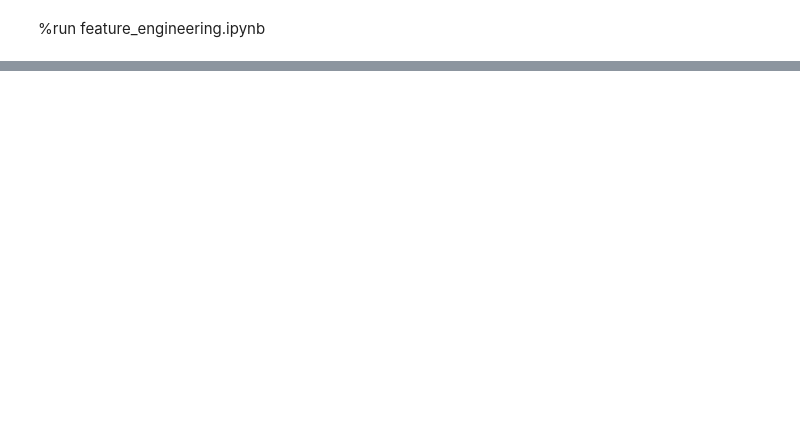
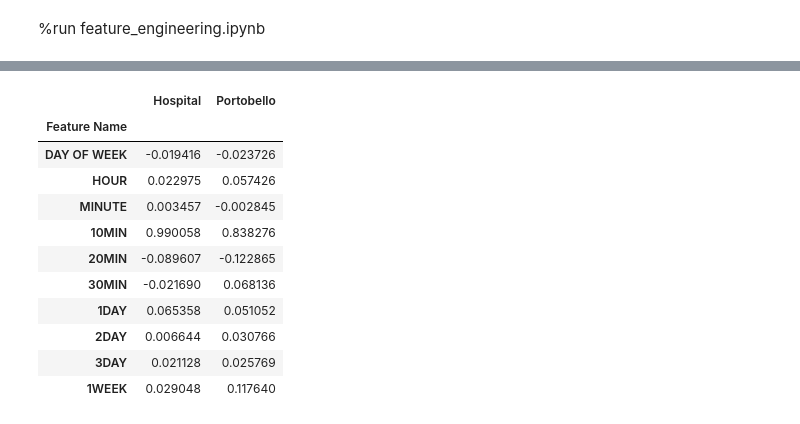
Before and after one commit to cormac-doyle/Final-Assignment-Machine-Learning, a Jupyter notebook: models.ipynb, the cells around one changed output, grey strips where cells are left out. Saved outputs shown, nothing was run; the diff lists cells and outputs as text; code cells hidden in the pictures; blank space fills up the shorter version.

```diff
--- a/models.ipynb
+++ b/models.ipynb
@@ -32,0 +51,20 @@ plt.show()
+# %%
+df=pd.DataFrame({"Feature Name":ridge_model_hospital.feature_names_in_,
+"Hospital":ridge_model_hospital.coef_,
+"Portobello":ridge_model_portobello.coef_})
+df.set_index("Feature Name",inplace=True)
+
+df
+# %% [output]
+|  | Hospital | Portobello |
+| Feature Name |  |  |
+| DAY OF WEEK | -0.019416 | -0.023726 |
+| HOUR | 0.022975 | 0.057426 |
+| MINUTE | 0.003457 | -0.002845 |
+| 10MIN | 0.990058 | 0.838276 |
+| 20MIN | -0.089607 | -0.122865 |
+| 30MIN | -0.021690 | 0.068136 |
+| 1DAY | 0.065358 | 0.051052 |
+| 2DAY | 0.006644 | 0.030766 |
+| 3DAY | 0.021128 | 0.025769 |
+| 1WEEK | 0.029048 | 0.117640 |
```
Also changed, not shown: parts of 11 cells of this notebook, 1 other file.
